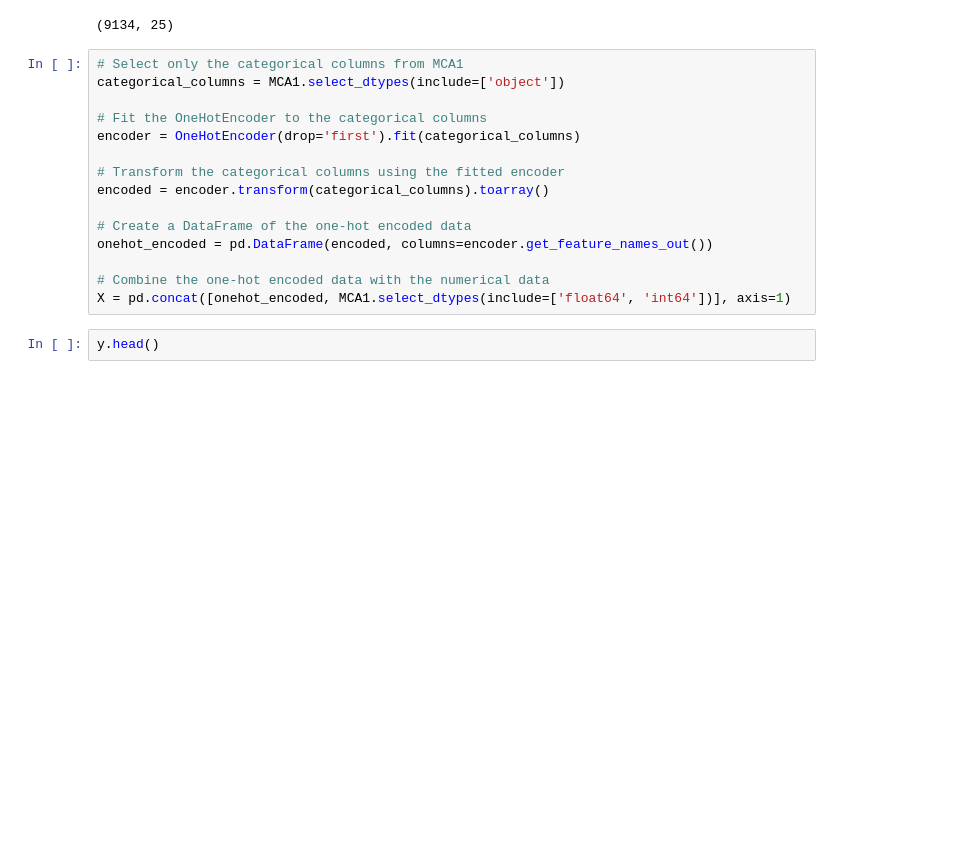
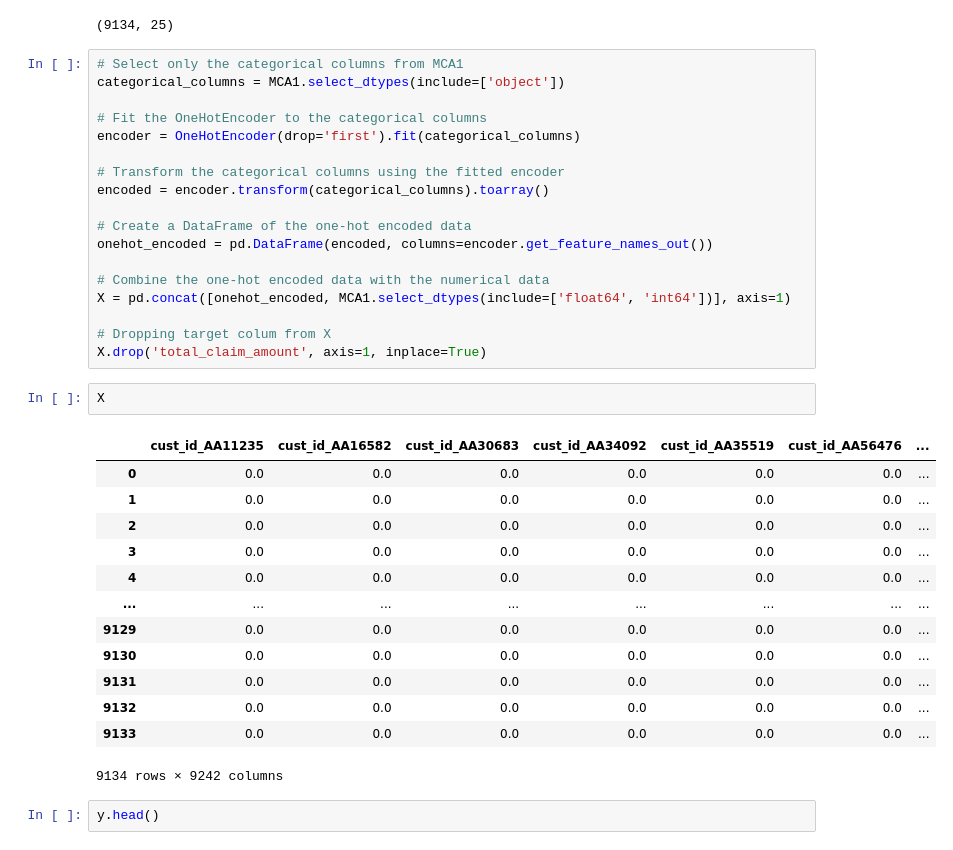
Before and after one commit to sshabzz/lab-customer-analysis-round-7, a Jupyter notebook: Result_Customer_Analysis_Round_7.ipynb, the cells around one changed output. Cells and saved outputs as stored; diff of their text form; blank space fills up the shorter version.

```diff
--- a/Result_Customer_Analysis_Round_7.ipynb
+++ b/Result_Customer_Analysis_Round_7.ipynb
@@ -823,6 +842,25 @@ onehot_encoded = pd.DataFrame(encoded, columns=encoder.get_feature_names_out())
 
 # Combine the one-hot encoded data with the numerical data
 X = pd.concat([onehot_encoded, MCA1.select_dtypes(include=['float64', 'int64'])], axis=1)
+
+# Dropping target colum from X
+X.drop('total_claim_amount', axis=1, inplace=True)
+# %%
+X
+# %% [output]
+|  | cust_id_AA11235 | cust_id_AA16582 | cust_id_AA30683 | cust_id_AA34092 | cust_id_AA35519 | cust_id_AA56476 | ... |
+| 0 | 0.0 | 0.0 | 0.0 | 0.0 | 0.0 | 0.0 | ... |
+| 1 | 0.0 | 0.0 | 0.0 | 0.0 | 0.0 | 0.0 | ... |
+| 2 | 0.0 | 0.0 | 0.0 | 0.0 | 0.0 | 0.0 | ... |
+| 3 | 0.0 | 0.0 | 0.0 | 0.0 | 0.0 | 0.0 | ... |
+| 4 | 0.0 | 0.0 | 0.0 | 0.0 | 0.0 | 0.0 | ... |
+| ... | ... | ... | ... | ... | ... | ... | ... |
+| 9129 | 0.0 | 0.0 | 0.0 | 0.0 | 0.0 | 0.0 | ... |
+| 9130 | 0.0 | 0.0 | 0.0 | 0.0 | 0.0 | 0.0 | ... |
+| 9131 | 0.0 | 0.0 | 0.0 | 0.0 | 0.0 | 0.0 | ... |
+| 9132 | 0.0 | 0.0 | 0.0 | 0.0 | 0.0 | 0.0 | ... |
+| 9133 | 0.0 | 0.0 | 0.0 | 0.0 | 0.0 | 0.0 | ... |
+9134 rows × 9242 columns
 # %%
 y.head()
 # %% [output]
```
Also changed, not shown: parts of 13 cells of this notebook.
